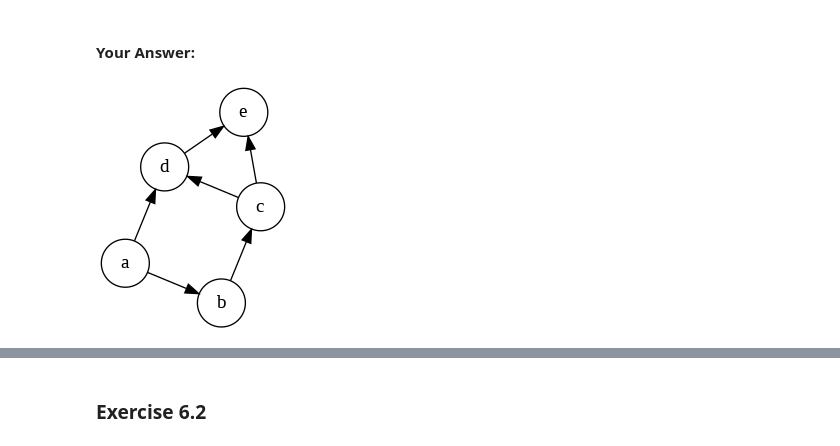
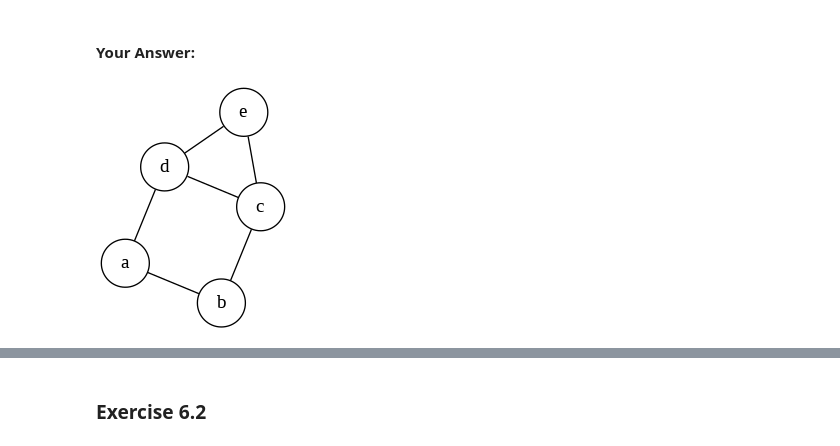
Before and after one commit to DaleMcBride21/DaleMcBride21, a Jupyter notebook: homework/homework-06.ipynb, the cells around one changed output, grey strips where cells are left out. Cells and saved outputs as stored; diff of their text form; code cells hidden in the pictures.

```diff
--- a/homework/homework-06.ipynb
+++ b/homework/homework-06.ipynb
@@ -110,24 +110,19 @@ Draw the following graphs. You may draw them by hand and attach a photo, draw th
 # %% [markdown]
 #### Your Answer:
 # %%
+graph = '''
+graph {
+    layout=neato
+    node [shape=circle]
+    a--b;
+    c--d;
+    a--d;
+    d--e;
+    c--e;
+    b--c;
+}'''
 from graphviz import Source
 from IPython.display import Image, display
-
-# Define the directed graph in DOT language
-sample_directed_graph = '''
-digraph {
-    layout=neato;
-    node [shape=circle];
-    a->b;
-    c->d;
-    a->d;
-    d->e;
-    c->e;
-    b->c;
-  }
-'''
-
-# Render and display the graph
-display(Image(Source(sample_directed_graph, format='png').render()))
+display(Image(Source(graph, format='png').render()))
 # %% [output]
-[figure, old version]
+[figure, new version]
```
Also changed, not shown: parts of 21 cells of this notebook.
